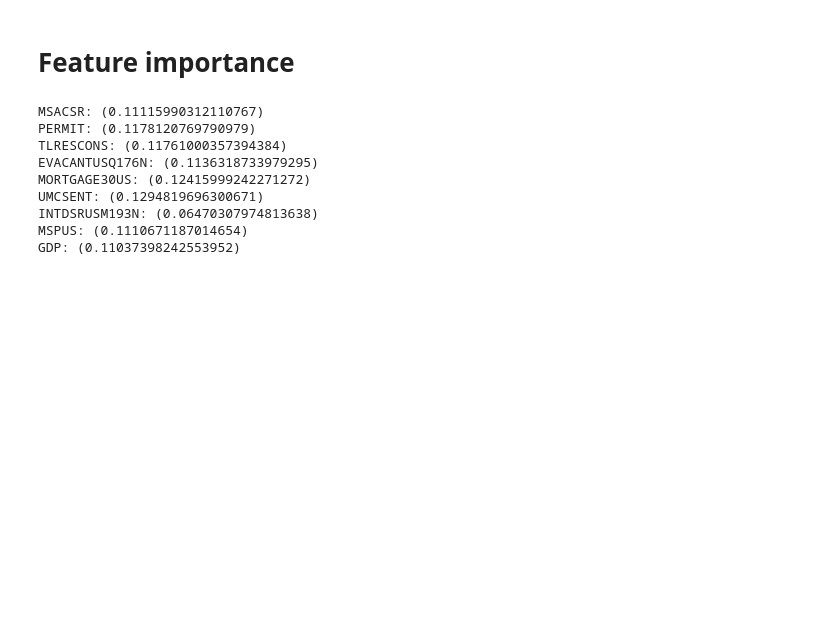
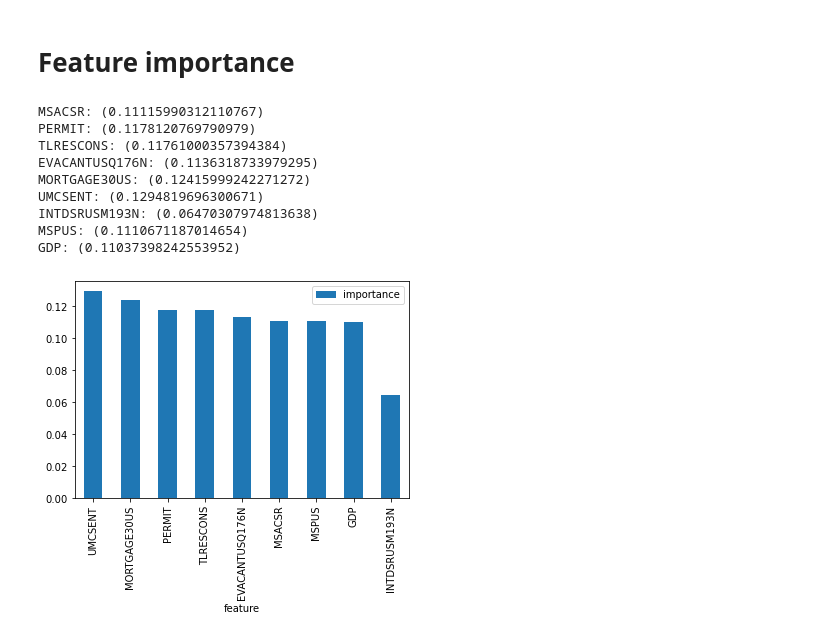
Before and after one commit to CptSasquatch/project-4, a Jupyter notebook: jason/us_housing.ipynb, the cells around one changed output. Cells and saved outputs as stored; diff of their text form; code cells hidden in the pictures; blank space fills up the shorter version.

```diff
--- a/jason/us_housing.ipynb
+++ b/jason/us_housing.ipynb
@@ -71,3 +71,7 @@ combined_df.head()
 | 2 | 01-07-2003 | 135.013 | 3.633333333 | 1937.333333 | 458890 | 15614 | 6.033846 | 89.300000 | 2.000000 | ... |
 | 3 | 01-10-2003 | 138.8356667 | 3.966666667 | 1972.333333 | 491437.3333 | 15654 | 5.919286 | 91.966667 | 2.000000 | ... |
 | 4 | 01-01-2004 | 143.2986667 | 3.7 | 1994.666667 | 506856.3333 | 15895 | 5.597500 | 98.000000 | 2.000000 | ... |
+# %%
+# replace the value of the last row of the 'CSUSHPISA' column with 294.30366667
+combined_df.loc[combined_df.index[-1], "CSUSHPISA"] = "294.30366667"
+combined_df.tail()
@@ -251,3 +262,17 @@ UMCSENT: (0.1294819696300671)
 INTDSRUSM193N: (0.06470307974813638)
 MSPUS: (0.1110671187014654)
 GDP: (0.11037398242553952)
+# %%
+# add the feature importance to a dataframe
+feature_importance_df = pd.DataFrame({"feature": feature_list, "importance": importances})
+# sort the dataframe by feature importance
+feature_importance_df = feature_importance_df.sort_values("importance", ascending=False)
+# set the index to be the feature
+feature_importance_df = feature_importance_df.set_index("feature", drop=True)
+# plot the feature importance
+feature_importance_df.plot.bar()
+# save the graph
+plt.savefig("images/feature_importance.png")
+plt.show()
+# %% [output]
+[figure, added]
```
Also changed, not shown: parts of 2 cells of this notebook, 4 other files.
